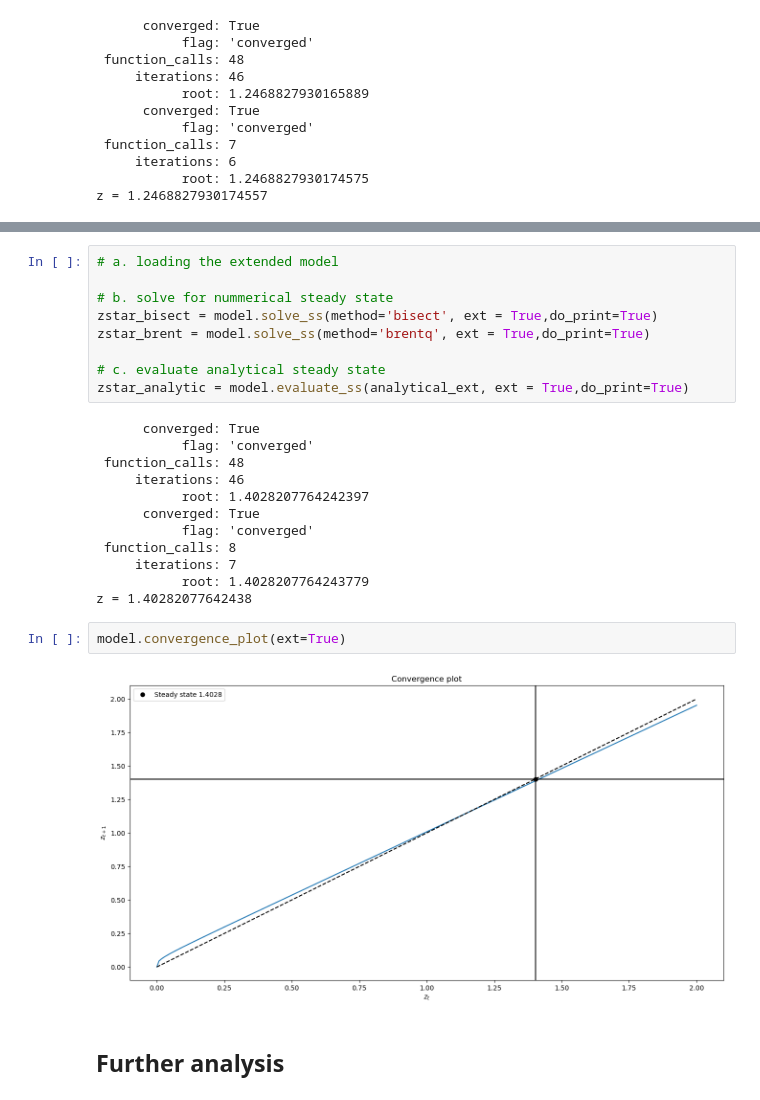
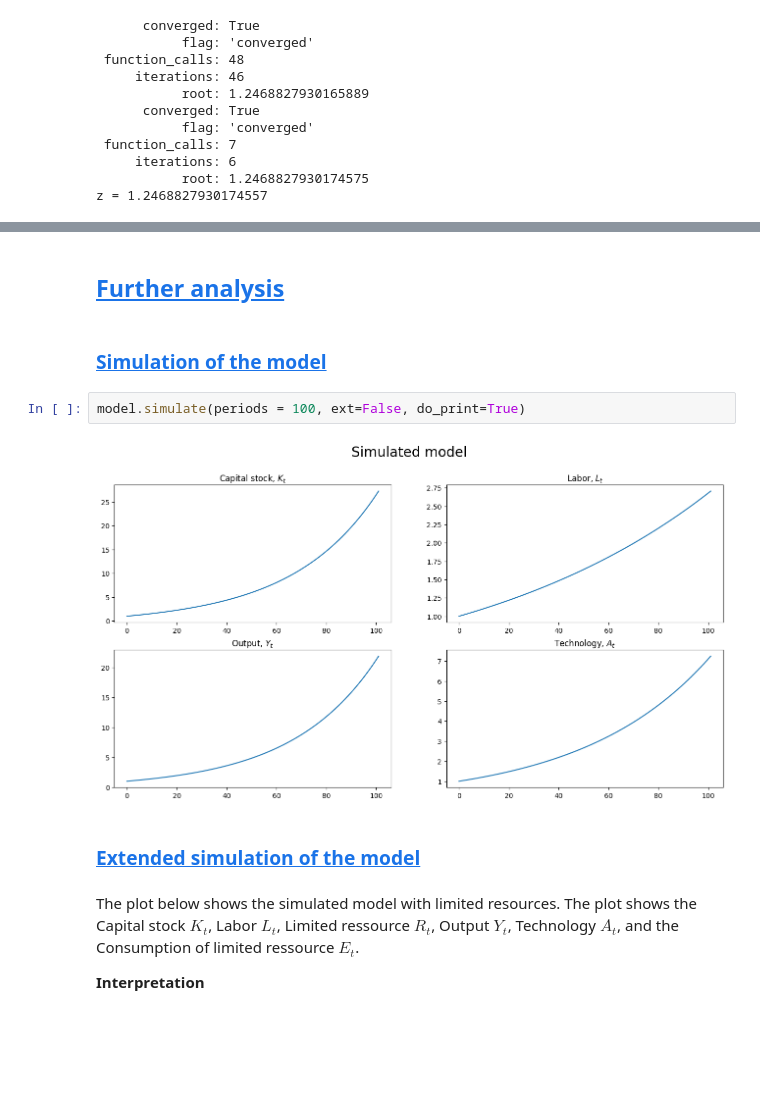
Before and after one commit to NumEconCopenhagen/projects-2023-valros, a Jupyter notebook: modelproject/modelproject.ipynb, the cells around one changed output, grey strips where cells are left out. Cells and saved outputs as stored; diff of their text form; blank space fills up the shorter version.

```diff
--- a/modelproject/modelproject.ipynb
+++ b/modelproject/modelproject.ipynb
@@ -156,28 +213,15 @@ model.convergence_plot(ext=False)
-# %%
-# a. loading the extended model
-
-# b. solve for nummerical steady state
-zstar_bisect = model.solve_ss(method='bisect', ext = True,do_print=True)
-zstar_brent = model.solve_ss(method='brentq', ext = True,do_print=True)
-
-# c. evaluate analytical steady state
-zstar_analytic = model.evaluate_ss(analytical_ext, ext = True,do_print=True)
-# %% [output]
-      converged: True
-           flag: 'converged'
- function_calls: 48
-     iterations: 46
-           root: 1.4028207764242397
-      converged: True
-           flag: 'converged'
- function_calls: 8
-     iterations: 7
-           root: 1.4028207764243779
-z = 1.40282077642438
+# %% [markdown]
+## <a id='toc2_4_'></a>[Further analysis](#toc0_)
+# %% [markdown]
+### <a id='toc2_4_1_'></a>[Simulation of the model](#toc0_)
 # %%
-model.convergence_plot(ext=True)
+model.simulate(periods = 100, ext=False, do_print=True)
 # %% [output]
-[figure, old version]
+[figure, new version]
-# %% [markdown]
-## Further analysis
+# %% [markdown]
+### <a id='toc2_4_2_'></a>[Extended simulation of the model](#toc0_)
+# %% [markdown]
+The plot below shows the simulated model with limited resources. The plot shows the Capital stock $K_t$, Labor $L_t$, Limited ressource $R_t$, Output $Y_t$, Technology $A_t$, and the Consumption of limited ressource $E_t$.
+
+**Interpretation**
 # %%
```
Also changed, not shown: parts of 14 cells of this notebook, 1 other file.
